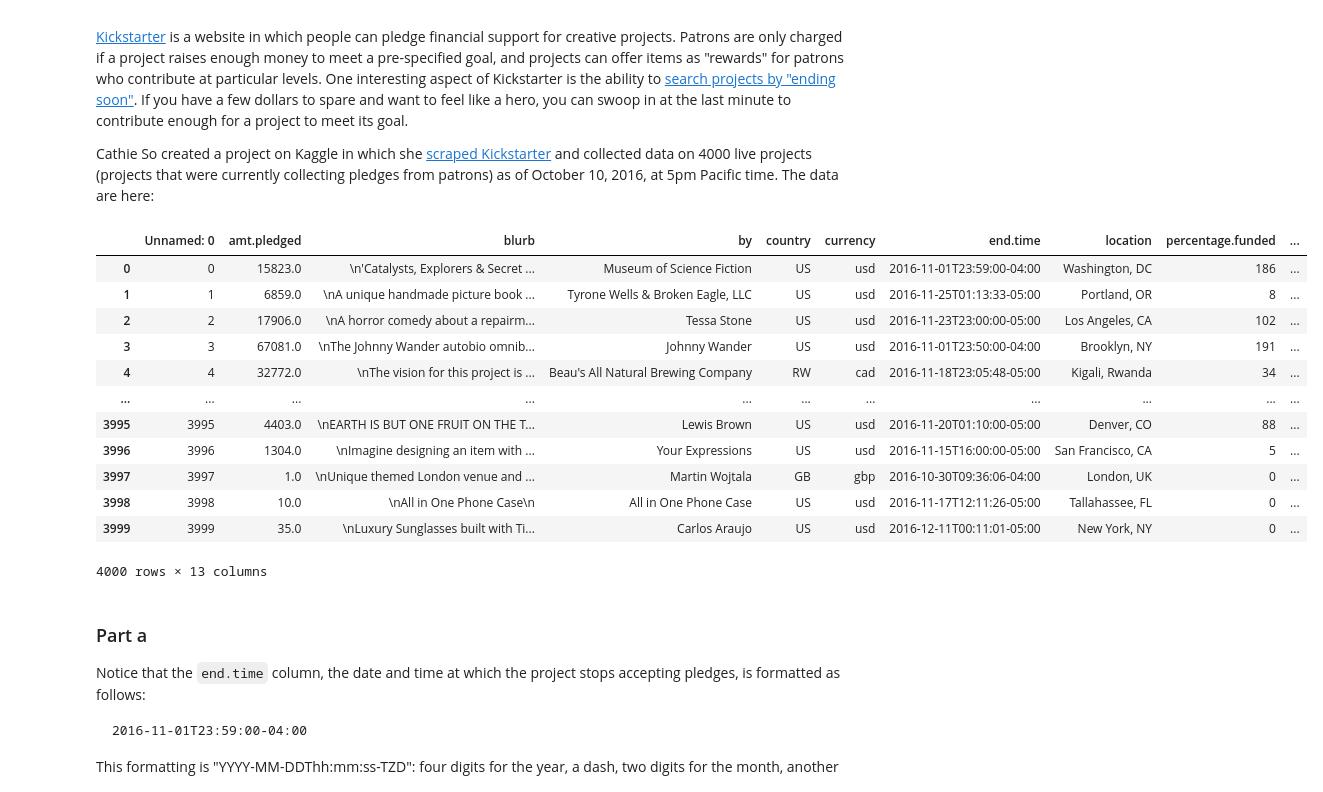
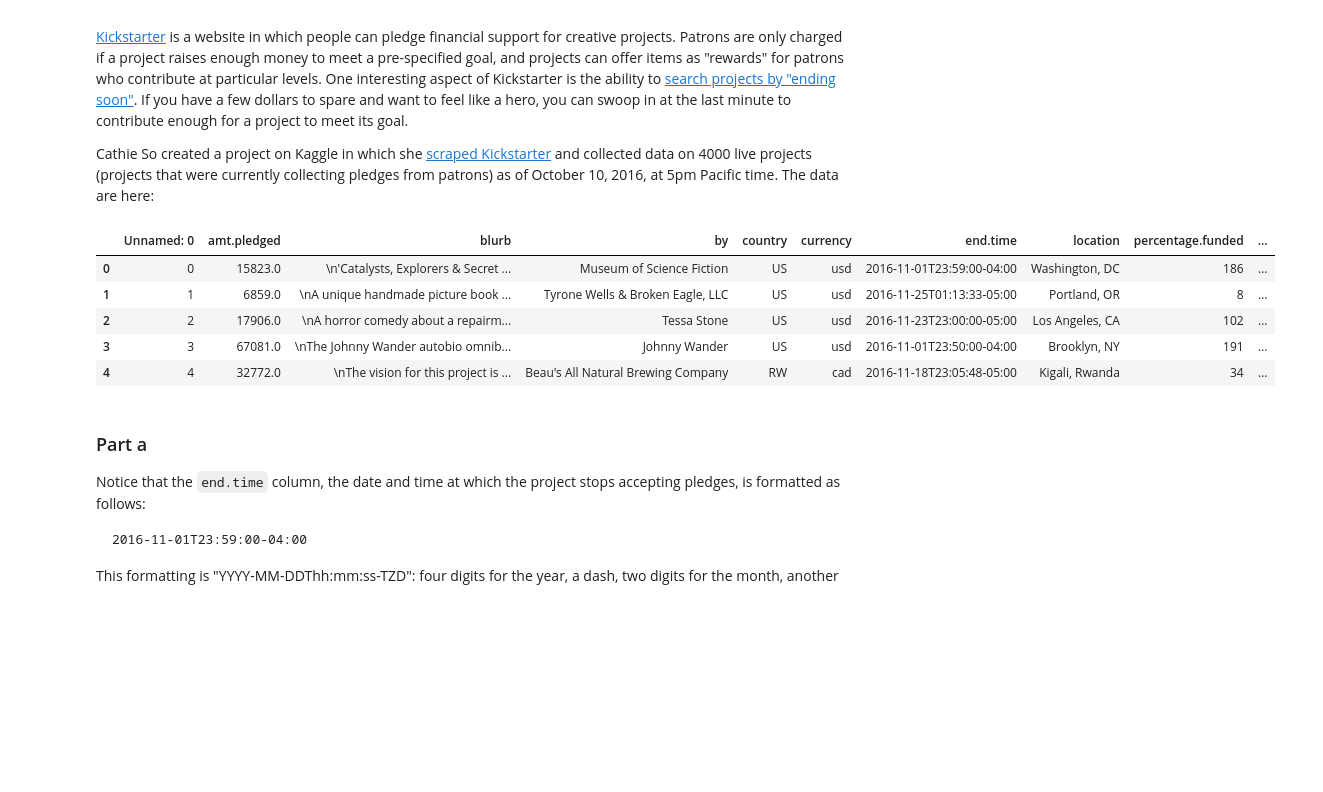
Before and after one commit to allaccountstaken/surfing_data_pipeline, a Jupyter notebook: M9/labassignment9.ipynb, the cells around one changed output. Cells and saved outputs as stored; diff of their text form; code cells hidden in the pictures; blank space fills up the shorter version.

```diff
--- a/M9/labassignment9.ipynb
+++ b/M9/labassignment9.ipynb
@@ -509,22 +509,16 @@ len(un_merged_data.loc[un_merged_data.matched=='both'])/len(un_merged_data)
 
 Cathie So created a project on Kaggle in which she [scraped Kickstarter](https://www.kaggle.com/socathie/kickstarter-project-statistics/data?select=live.csv) and collected data on 4000 live projects (projects that were currently collecting pledges from patrons) as of October 10, 2016, at 5pm Pacific time. The data are here:
 # %%
+# Read/inspect the datatset
 kickstarter = pd.read_csv("https://github.com/jkropko/DS-6001/raw/master/localdata/live.csv")
-kickstarter
+kickstarter.head()
 # %% [output]
 |  | Unnamed: 0 | amt.pledged | blurb | by | country | currency | end.time | location | percentage.funded | ... |
 | 0 | 0 | 15823.0 | \n'Catalysts, Explorers & Secret ... | Museum of Science Fiction | US | usd | 2016-11-01T23:59:00-04:00 | Washington, DC | 186 | ... |
 | 1 | 1 | 6859.0 | \nA unique handmade picture book ... | Tyrone Wells & Broken Eagle, LLC | US | usd | 2016-11-25T01:13:33-05:00 | Portland, OR | 8 | ... |
 | 2 | 2 | 17906.0 | \nA horror comedy about a repairm... | Tessa Stone | US | usd | 2016-11-23T23:00:00-05:00 | Los Angeles, CA | 102 | ... |
 | 3 | 3 | 67081.0 | \nThe Johnny Wander autobio omnib... | Johnny Wander | US | usd | 2016-11-01T23:50:00-04:00 | Brooklyn, NY | 191 | ... |
 | 4 | 4 | 32772.0 | \nThe vision for this project is ... | Beau's All Natural Brewing Company | RW | cad | 2016-11-18T23:05:48-05:00 | Kigali, Rwanda | 34 | ... |
-| ... | ... | ... | ... | ... | ... | ... | ... | ... | ... | ... |
-| 3995 | 3995 | 4403.0 | \nEARTH IS BUT ONE FRUIT ON THE T... | Lewis Brown | US | usd | 2016-11-20T01:10:00-05:00 | Denver, CO | 88 | ... |
-| 3996 | 3996 | 1304.0 | \nImagine designing an item with ... | Your Expressions | US | usd | 2016-11-15T16:00:00-05:00 | San Francisco, CA | 5 | ... |
-| 3997 | 3997 | 1.0 | \nUnique themed London venue and ... | Martin Wojtala | GB | gbp | 2016-10-30T09:36:06-04:00 | London, UK | 0 | ... |
-| 3998 | 3998 | 10.0 | \nAll in One Phone Case\n | All in One Phone Case | US | usd | 2016-11-17T12:11:26-05:00 | Tallahassee, FL | 0 | ... |
-| 3999 | 3999 | 35.0 | \nLuxury Sunglasses built with Ti... | Carlos Araujo | US | usd | 2016-12-11T00:11:01-05:00 | New York, NY | 0 | ... |
-4000 rows × 13 columns
 # %% [markdown]
 ### Part a
 Notice that the `end.time` column, the date and time at which the project stops accepting pledges, is formatted as follows:
```
Also changed, not shown: parts of 9 cells of this notebook.
